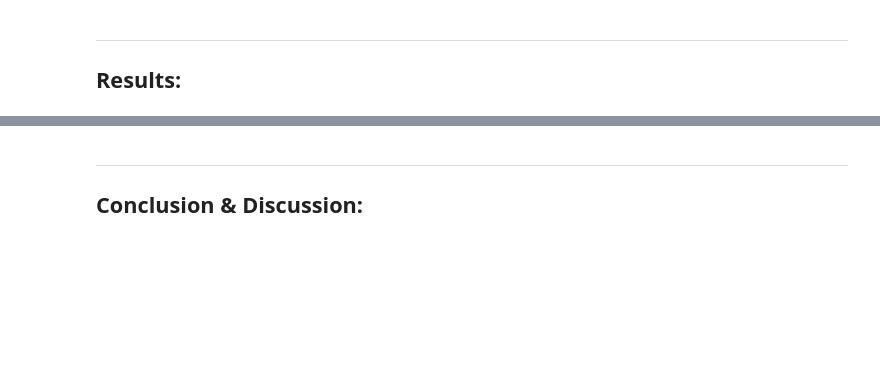
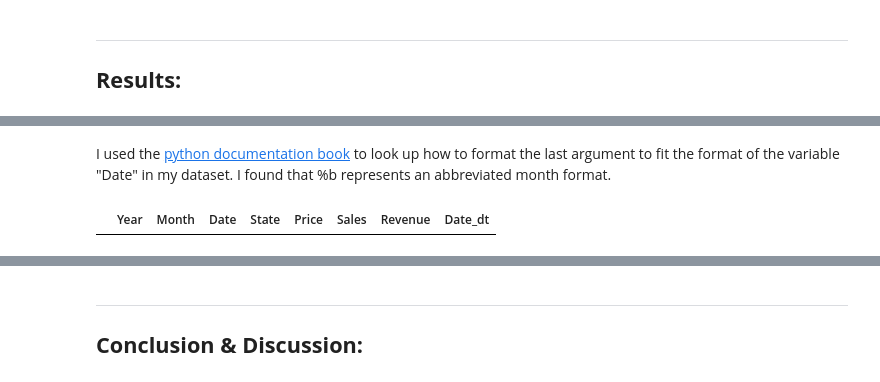
Before and after one commit to ellenwang995/final_project, a Jupyter notebook: USElectricityMarkets.ipynb, the cells around one changed output, grey strips where cells are left out. Cells and saved outputs as stored; diff of their text form; code cells hidden in the pictures; blank space fills up the shorter version.

```diff
--- a/USElectricityMarkets.ipynb
+++ b/USElectricityMarkets.ipynb
@@ -49,0 +109,8 @@ Finally, I will use NLTK, PyPDF2, and Matplotlib to assess three regulation docu
+# %% [markdown]
+I used the [python documentation book](https://docs.python.org/3/library/datetime.html#format-codes) to look up how to format the last argument to fit the format of the variable "Date" in my dataset. I found that %b represents an abbreviated month format.
+# %%
+#checking for duplicates
+price_df[price_df.duplicated(keep=False)].sort_values(by=['Date_dt', 'State'])
+price_df[price_df.duplicated(keep = False)]
+# %% [output]
+|  | Year | Month | Date | State | Price | Sales | Revenue | Date_dt |
```
Also changed, not shown: parts of 10 cells of this notebook.
